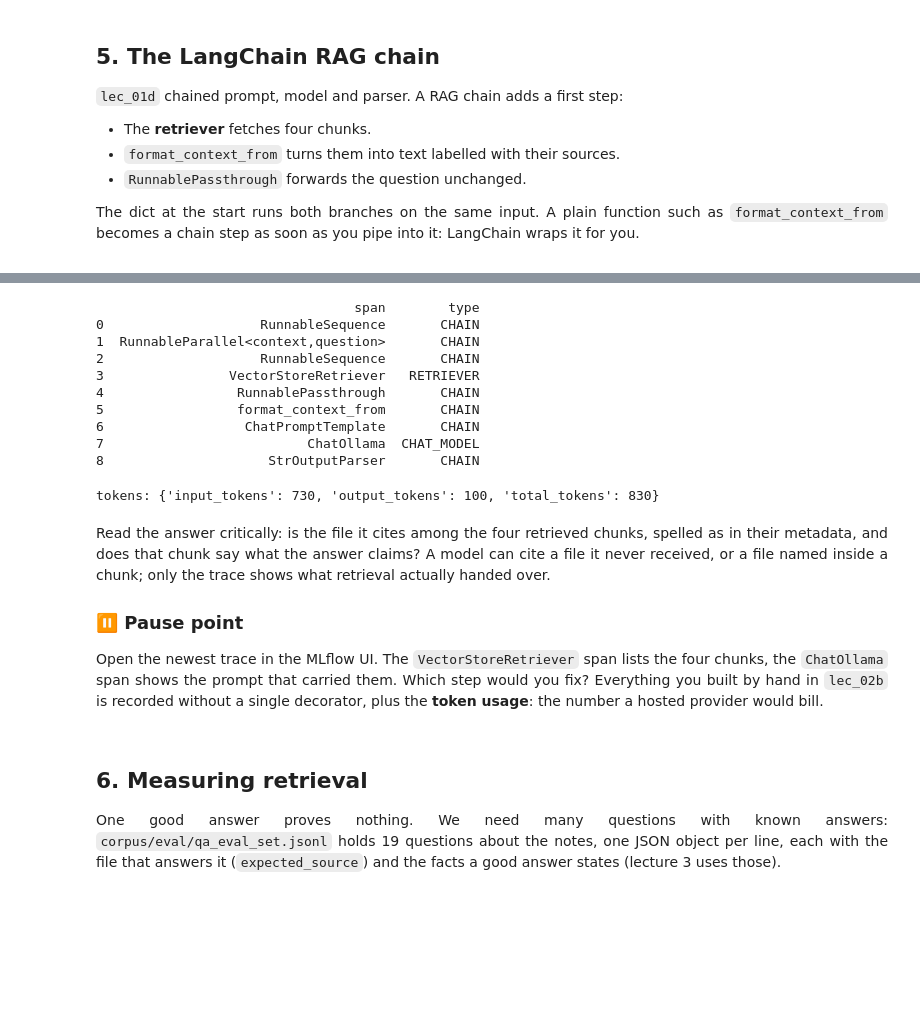
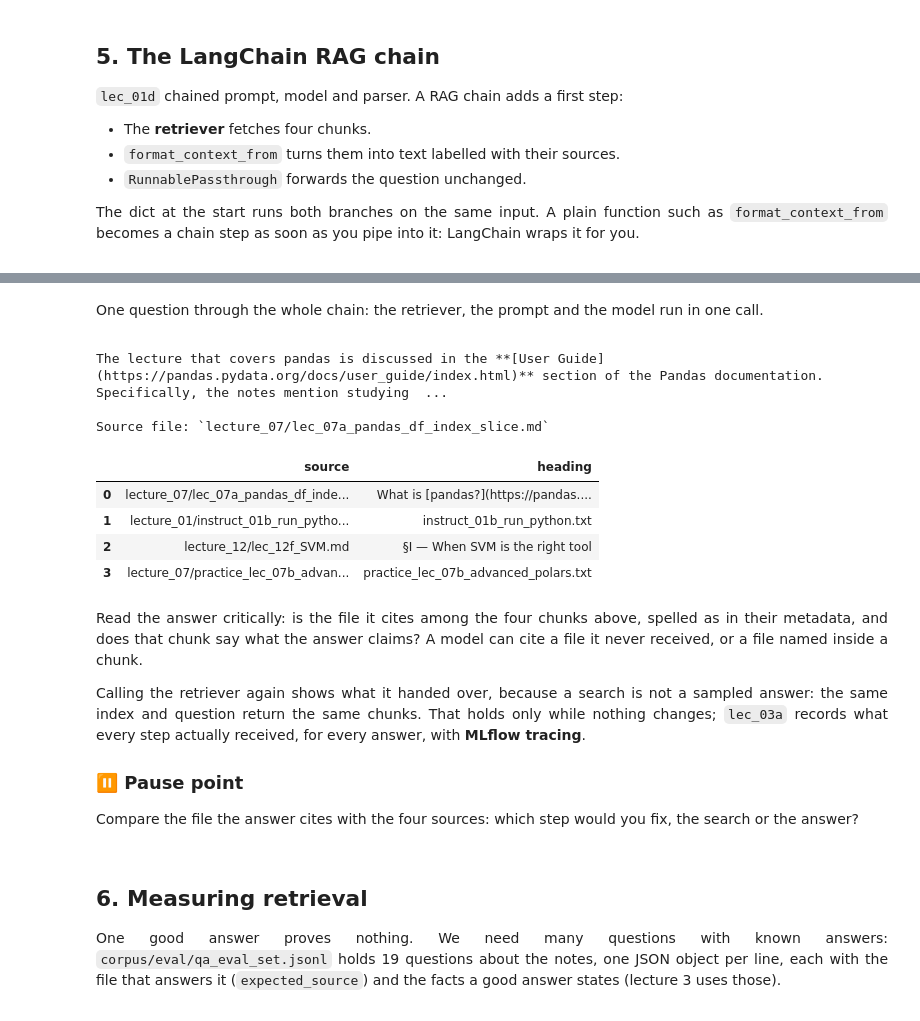
Before and after one commit to argythana/teach-llm-system, a Jupyter notebook: lecture_02_embeddings_rag_vector_store/reading_material/lec_02d_chroma_retriever_langchain_rag.ipynb, the cells around one changed output, grey strips where cells are left out. Drawn from its saved outputs; the diff is of its cells as text; code cells hidden in the pictures; blank space fills up the shorter version.

```diff
--- a/lecture_02_embeddings_rag_vector_store/reading_material/lec_02d_chroma_retriever_langchain_rag.ipynb
+++ b/lecture_02_embeddings_rag_vector_store/reading_material/lec_02d_chroma_retriever_langchain_rag.ipynb
@@ -391,35 +361,45 @@ Thus, the answer is:
-# %%
-trace = mlflow.get_trace(mlflow.get_last_active_trace_id(), flush=True)
-
-print(pd.DataFrame([{"span": s.name, "type": s.span_type} for s in trace.data.spans]))
-# %% [output]
-                                 span        type
-0                    RunnableSequence       CHAIN
-1  RunnableParallel<context,question>       CHAIN
-2                    RunnableSequence       CHAIN
-3                VectorStoreRetriever   RETRIEVER
-4                 RunnablePassthrough       CHAIN
-5                 format_context_from       CHAIN
-6                  ChatPromptTemplate       CHAIN
-7                          ChatOllama  CHAT_MODEL
-8                     StrOutputParser       CHAIN
-# %%
-print(f"tokens: {trace.info.token_usage}")
-# %% [output]
-tokens: {'input_tokens': 730, 'output_tokens': 100, 'total_tokens': 830}
-# %% [markdown]
-<div style="text-align: justify; max-width: 90ch">
-
-Read the answer critically: is the file it cites among the four retrieved chunks, spelled as in their metadata, and does that chunk say what the answer claims?
-A model can cite a file it never received, or a file named inside a chunk; only the trace shows what retrieval actually handed over.
-
-### ⏸ Pause point
-
-Open the newest trace in the MLflow UI. The `VectorStoreRetriever` span lists the four chunks, the `ChatOllama` span shows the prompt that carried them.
-Which step would you fix? Everything you built by hand in `lec_02b` is recorded without a single decorator, plus the **token usage**:
-the number a hosted provider would bill.
-
-</div>
+# %% [markdown]
+<div style="text-align: justify; max-width: 90ch">
+
+One question through the whole chain: the retriever, the prompt and the model run in one call.
+
+</div>
+# %%
+PANDAS_QUESTION = "Which lecture covers pandas?"
+
+print(rag_chain.invoke(PANDAS_QUESTION))
+# %% [output]
+The lecture that covers pandas is discussed in the **[User Guide](https://pandas.pydata.org/docs/user_guide/index.html)** section of the Pandas documentation. Specifically, the notes mention studying  ...
+
+Source file: `lecture_07/lec_07a_pandas_df_index_slice.md`
+# %%
+# The chunks the chain received: the same search returns the same chunks
+pd.DataFrame(
+    [
+        {"source": d.metadata["source"], "heading": d.metadata["heading"]}
+        for d in retriever.invoke(PANDAS_QUESTION)
+    ]
+)
+# %% [output]
+|  | source | heading |
+| 0 | lecture_07/lec_07a_pandas_df_inde... | What is [pandas?](https://pandas.... |
+| 1 | lecture_01/instruct_01b_run_pytho... | instruct_01b_run_python.txt |
+| 2 | lecture_12/lec_12f_SVM.md | §I — When SVM is the right tool |
+| 3 | lecture_07/practice_lec_07b_advan... | practice_lec_07b_advanced_polars.txt |
+# %% [markdown]
+<div style="text-align: justify; max-width: 90ch">
+
+Read the answer critically: is the file it cites among the four chunks above, spelled as in their metadata, and does that chunk say what the answer claims?
+A model can cite a file it never received, or a file named inside a chunk.
+
+Calling the retriever again shows what it handed over, because a search is not a sampled answer: the same index and question return the same chunks.
+That holds only while nothing changes; `lec_03a` records what every step actually received, for every answer, with **MLflow tracing**.
+
+### ⏸ Pause point
+
+Compare the file the answer cites with the four sources: which step would you fix, the search or the answer?
+
+</div>
 # %% [markdown]
 <div style="text-align: justify; max-width: 90ch">
 
```
Also changed, not shown: parts of 20 cells of this notebook, 7 other files.
